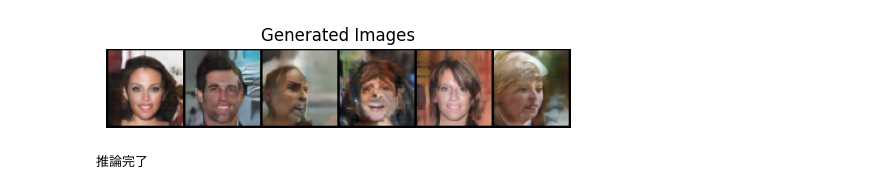
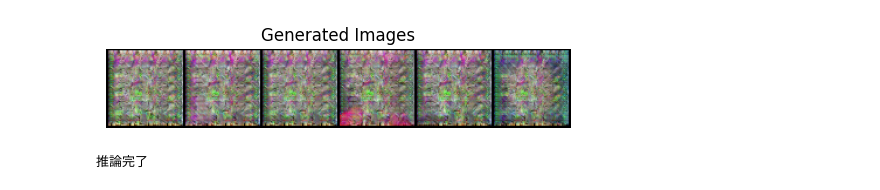
Before and after one commit to ichiro0709/DL_GAN_202502, a Jupyter notebook: load_trained_model.ipynb, the cells around one changed output. Cells and saved outputs as stored; diff of their text form; code cells hidden in the pictures.

```diff
--- a/load_trained_model.ipynb
+++ b/load_trained_model.ipynb
@@ -35,33 +35,33 @@ class Generator(nn.Module):
             # state size. ``(nc) x 64 x 64``
         )
 
     def forward(self, input):
         return self.main(input)
 
 # ハイパーパラメータ
 nz = 100  # 潜在変数の次元
 device = torch.device("cuda" if torch.cuda.is_available() else "cpu")
-path_to_archive = "/Users/otaichiro/DL_GAN_202502/models_archive/celeba/generator_epoch246.pth"
+path_to_archive = "/Users/otaichiro/DL_GAN_202502/models_archive/celeba/generator_epoch248.pth"
 # 学習済みのGeneratorモデルをロード
 generator = Generator(nz, 64, 3, 4).to(device)
 generator.load_state_dict(torch.load(path_to_archive, map_location=device))
 generator.eval()  # 推論モードに切り替え
 
 # 生成画像の作成
 num_samples = 6  # 生成する画像の数
 noise = torch.randn(num_samples, nz, 1, 1, device=device)
 with torch.no_grad():
     fake_images = generator(noise).detach().cpu()
 
 # 画像の表示
 grid = vutils.make_grid(fake_images, padding=2, normalize=True)
 plt.figure(figsize=(6,6))
 plt.axis("off")
 plt.title("Generated Images")
 plt.imshow(np.transpose(grid, (1,2,0)))
 plt.show()
 
 print("推論完了")
 # %% [output]
-[figure, old version]
+[figure, new version]
 推論完了
```
Also changed, not shown: 1 other file.
